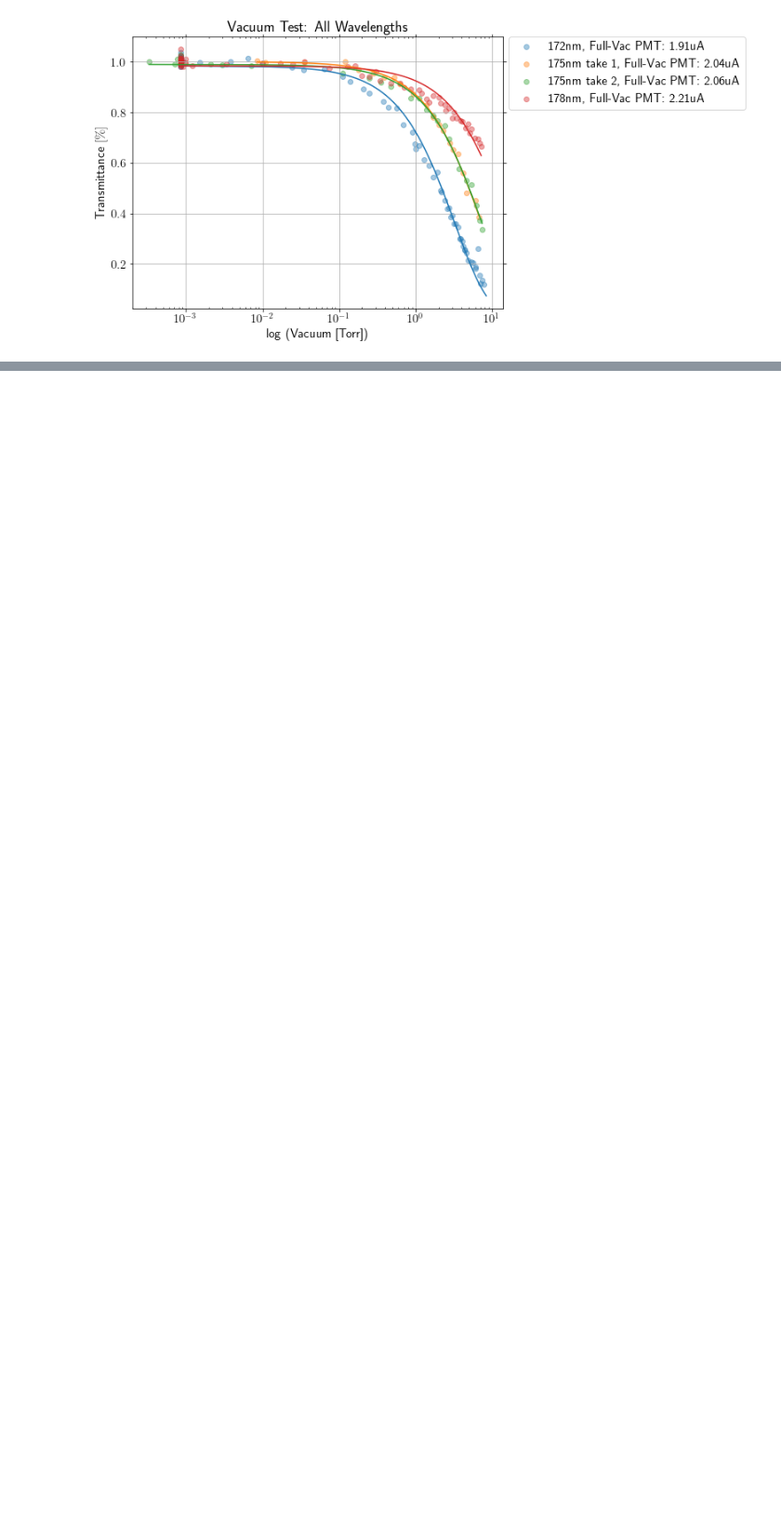
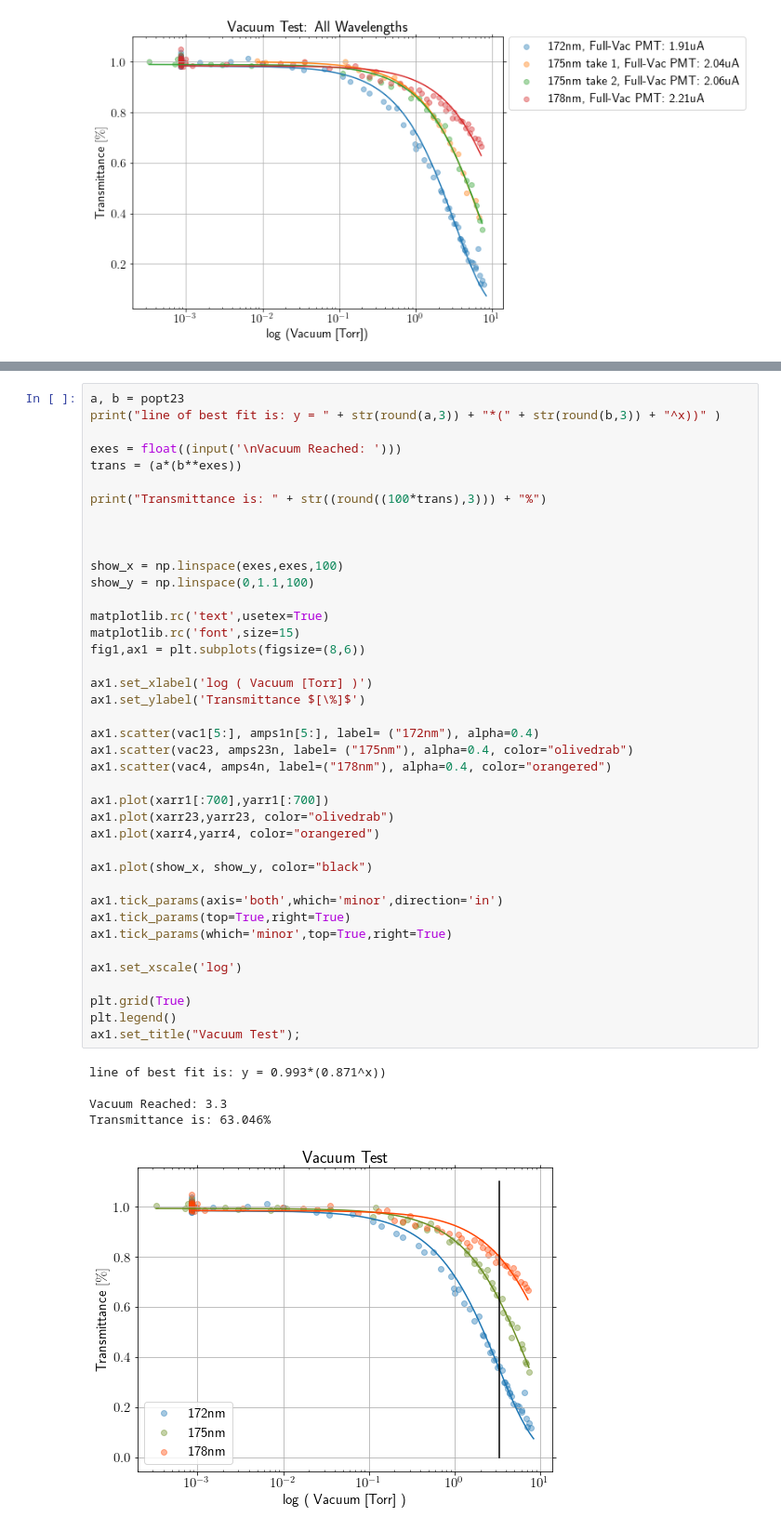
Before and after one commit to alexhigley/SULI-2022, a Jupyter notebook: Vacuum Test June 21.ipynb, the cells around one changed output, grey strips where cells are left out. Shown at 93% size. Saved outputs shown, nothing was run; the diff lists cells and outputs as text; blank space fills up the shorter version.

```diff
--- a/Vacuum Test June 21.ipynb
+++ b/Vacuum Test June 21.ipynb
@@ -443,0 +450,46 @@ ax1.set_title("Vacuum Test");
+# %%
+a, b = popt23
+print("line of best fit is: y = " + str(round(a,3)) + "*(" + str(round(b,3)) + "^x))" )
+
+exes = float((input('\nVacuum Reached: ')))
+trans = (a*(b**exes))
+
+print("Transmittance is: " + str((round((100*trans),3))) + "%")
+
+
+
+show_x = np.linspace(exes,exes,100)
+show_y = np.linspace(0,1.1,100)
+
+matplotlib.rc('text',usetex=True)
+matplotlib.rc('font',size=15)
+fig1,ax1 = plt.subplots(figsize=(8,6))
+
+ax1.set_xlabel('log ( Vacuum [Torr] )')
+ax1.set_ylabel('Transmittance $[\%]$')
+
+ax1.scatter(vac1[5:], amps1n[5:], label= ("172nm"), alpha=0.4)
+ax1.scatter(vac23, amps23n, label= ("175nm"), alpha=0.4, color="olivedrab")
+ax1.scatter(vac4, amps4n, label=("178nm"), alpha=0.4, color="orangered")
+
+ax1.plot(xarr1[:700],yarr1[:700])
+ax1.plot(xarr23,yarr23, color="olivedrab")
+ax1.plot(xarr4,yarr4, color="orangered")
+
+ax1.plot(show_x, show_y, color="black")
+
+ax1.tick_params(axis='both',which='minor',direction='in')
+ax1.tick_params(top=True,right=True)
+ax1.tick_params(which='minor',top=True,right=True)
+
+ax1.set_xscale('log')
+
+plt.grid(True)
+plt.legend()
+ax1.set_title("Vacuum Test");
+# %% [output]
+line of best fit is: y = 0.993*(0.871^x))
+
+Vacuum Reached: 3.3
+Transmittance is: 63.046%
+[figure, added]
```
Also changed, not shown: parts of 9 cells of this notebook.
